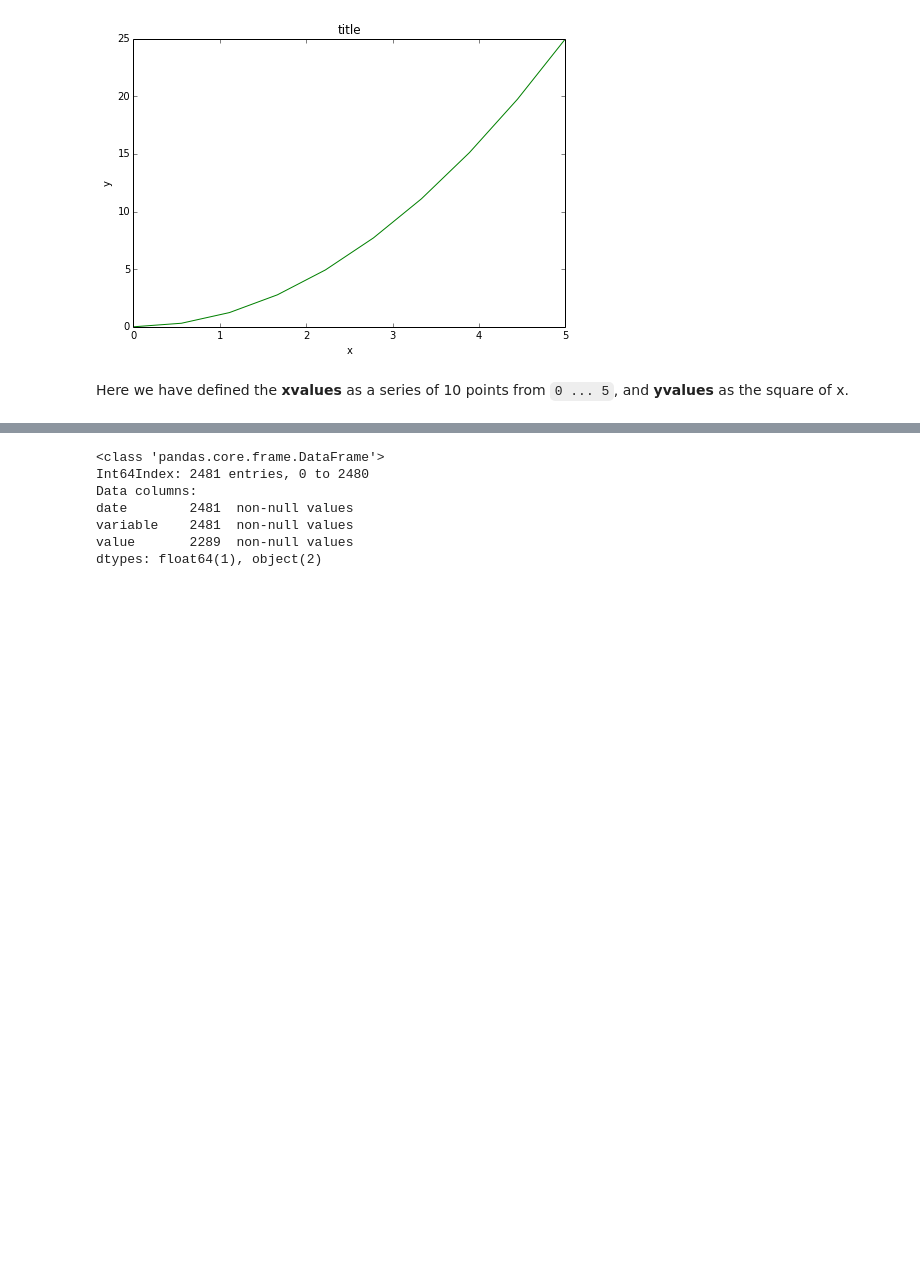
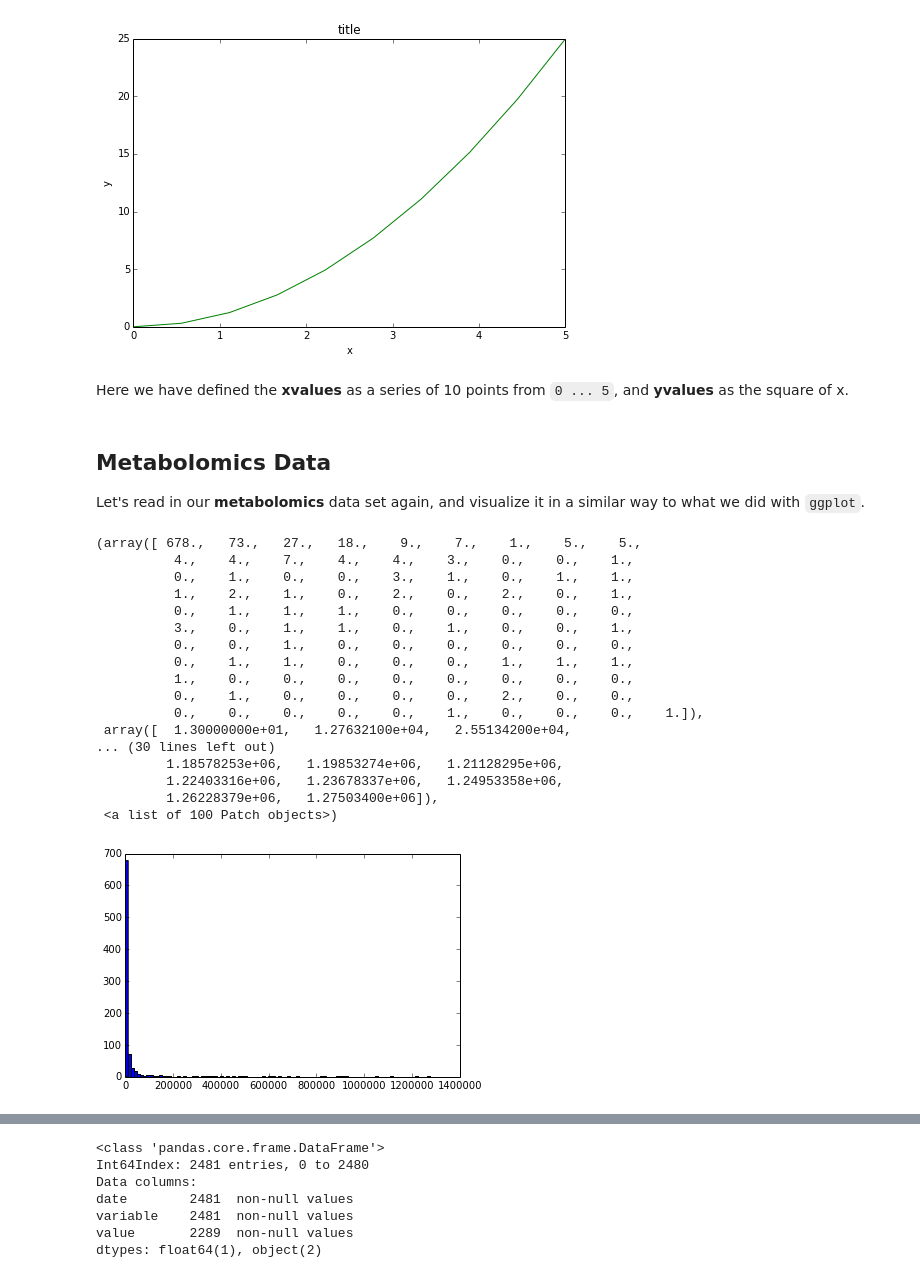
Before and after one commit to rmflight/wg_vis_presentation, a Jupyter notebook: matplotlib demo.ipynb, the cells around one changed output, grey strips where cells are left out. Drawn from its saved outputs; the diff is of its cells as text; code cells hidden in the pictures; blank space fills up the shorter version.

Commit message:
adding actual plots of metabolomics data histograms

```diff
--- a/matplotlib demo.ipynb
+++ b/matplotlib demo.ipynb
@@ -19,3 +19,7 @@ axes.set_title('title');
 [figure]
 # %% [markdown]
 Here we have defined the **xvalues** as a series of 10 points from `0 ... 5`, and **yvalues** as the square of x.
+# %% [markdown]
+## Metabolomics Data
+
+Let's read in our **metabolomics** data set again, and visualize it in a similar way to what we did with `ggplot`.
@@ -21,0 +28,27 @@ Here we have defined the **xvalues** as a series of 10 points from `0 ... 5`, an
+# %%
+metaDF = pd.read_csv("metabolomics_reshapedData.csv")
+# %%
+freshTom = metaDF['value'][metaDF['treat'] == "fresh"][metaDF['Species'] == 'tomatillo']
+freshPum = metaDF['value'][metaDF['treat'] == "fresh"][metaDF['Species'] == 'pumpkin']
+# %%
+nBin = 100
+plt.hist(freshTom, bins=nBin)
+# %% [output]
+(array([ 678.,   73.,   27.,   18.,    9.,    7.,    1.,    5.,    5.,
+          4.,    4.,    7.,    4.,    4.,    3.,    0.,    0.,    1.,
+          0.,    1.,    0.,    0.,    3.,    1.,    0.,    1.,    1.,
+          1.,    2.,    1.,    0.,    2.,    0.,    2.,    0.,    1.,
+          0.,    1.,    1.,    1.,    0.,    0.,    0.,    0.,    0.,
+          3.,    0.,    1.,    1.,    0.,    1.,    0.,    0.,    1.,
+          0.,    0.,    1.,    0.,    0.,    0.,    0.,    0.,    0.,
+          0.,    1.,    1.,    0.,    0.,    0.,    1.,    1.,    1.,
+          1.,    0.,    0.,    0.,    0.,    0.,    0.,    0.,    0.,
+          0.,    1.,    0.,    0.,    0.,    0.,    2.,    0.,    0.,
+          0.,    0.,    0.,    0.,    0.,    1.,    0.,    0.,    0.,    1.]),
+ array([  1.30000000e+01,   1.27632100e+04,   2.55134200e+04,
+... (30 lines left out)
+         1.18578253e+06,   1.19853274e+06,   1.21128295e+06,
+         1.22403316e+06,   1.23678337e+06,   1.24953358e+06,
+         1.26228379e+06,   1.27503400e+06]),
+ <a list of 100 Patch objects>)
+[figure, added]
```
Also changed, not shown: parts of 9 cells of this notebook.
